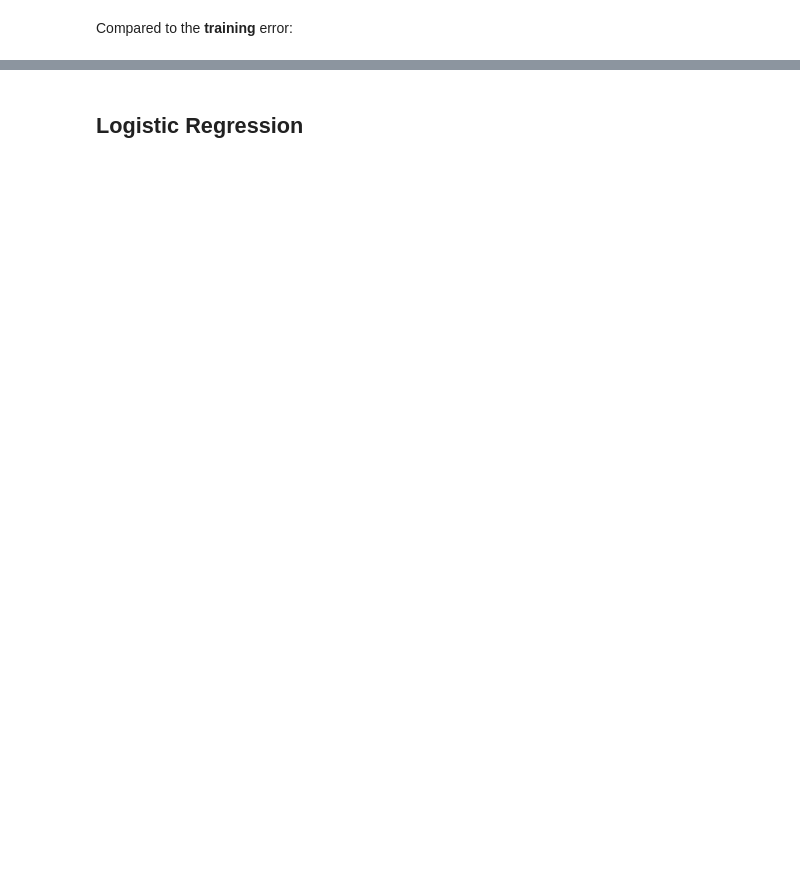
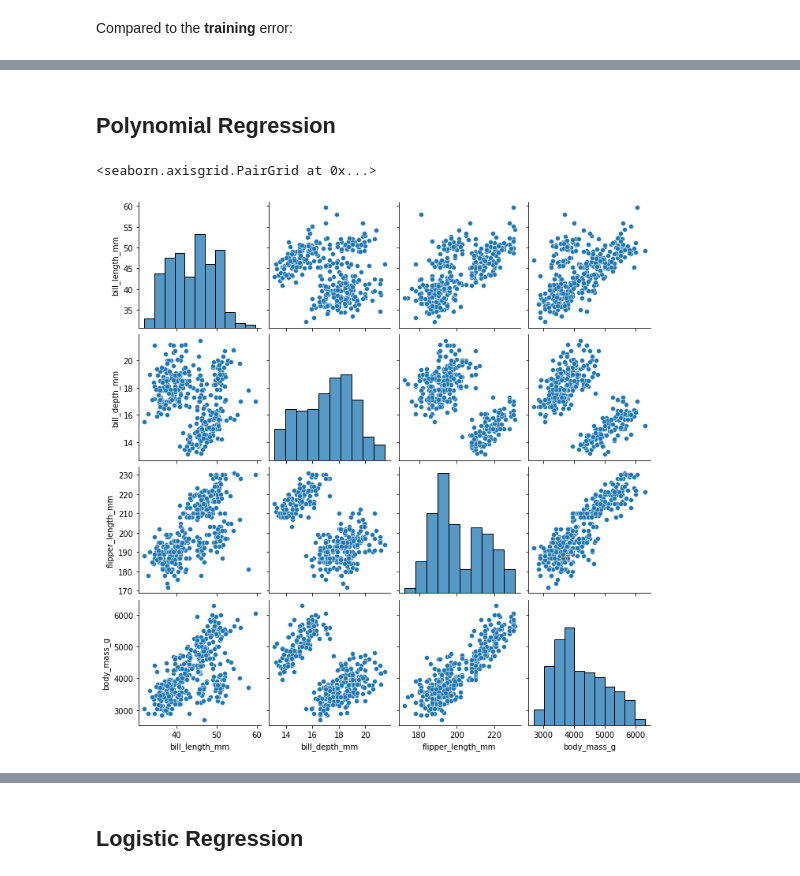
Before and after one commit to dunnkers/linear-regression-to-neural-networks, a Jupyter notebook: main.ipynb, the cells around one changed output, grey strips where cells are left out. Cells and saved outputs as stored; diff of their text form; code cells hidden in the pictures; blank space fills up the shorter version.

Commit message:
Lin regression extended

```diff
--- a/main.ipynb
+++ b/main.ipynb
@@ -114,0 +187,7 @@ We observe that the testing error is very close to the training error; it has ev
+# %% [markdown]
+## Polynomial Regression
+# %%
+sns.pairplot(data=data)
+# %% [output]
+<seaborn.axisgrid.PairGrid at 0x...>
+[figure, added]
```
Also changed, not shown: parts of 23 cells of this notebook.
